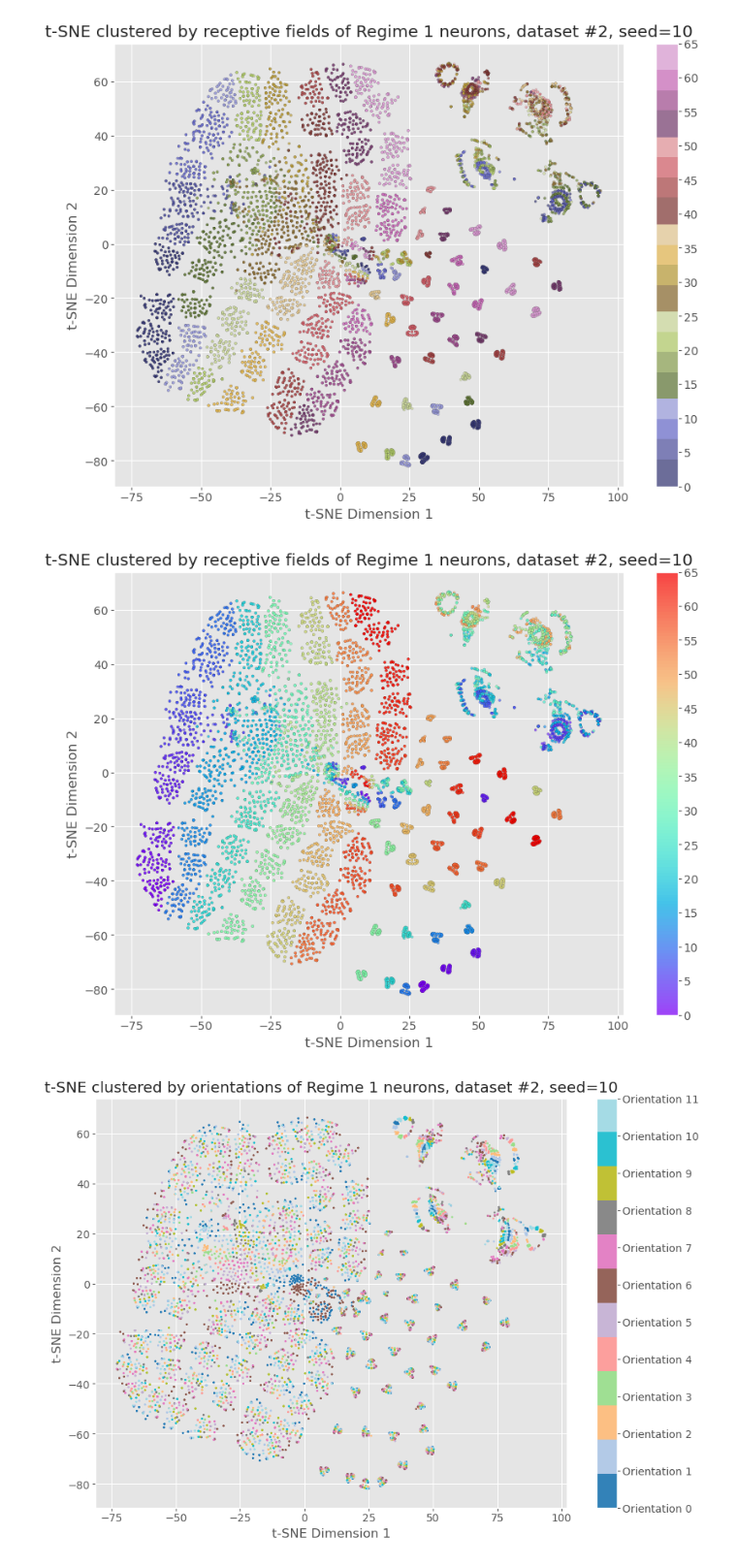
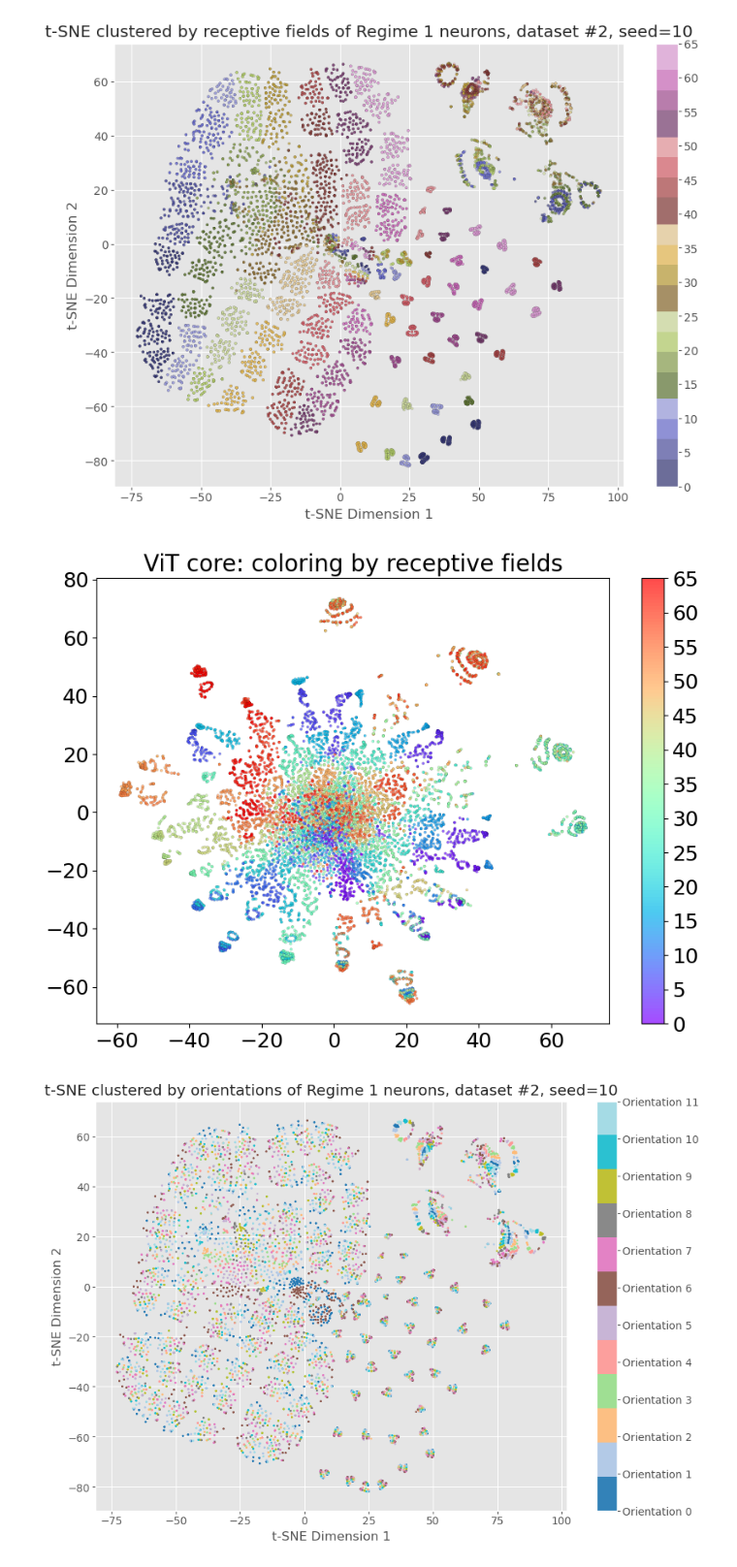
Before and after one commit to azharakhmetova/neuro-transformer, a Jupyter notebook: misc/readout_features_visualisation.ipynb, the cells around one changed output. Shown at 97% size. Drawn from its saved outputs; the diff is of its cells as text; code cells hidden in the pictures.

```diff
--- a/misc/readout_features_visualisation.ipynb
+++ b/misc/readout_features_visualisation.ipynb
@@ -24,13 +24,13 @@ tensorboard.set_font()
 # %%
 class Args:
     def __init__(self, output_dir):
-        self.dataset = "../data/sensorium"
+        self.dataset = "/user/azhar.akhmetova/corrViT/V1T/data/sensorium"
         self.output_dir = output_dir
         self.device = torch.device("cpu")
         self.batch_size = 1
 
 #./runs/25_13_12_3_2/runs_3a_adj_state/add_noise/output_2_std_200/
-args = Args("../runs/s3_c1_c2_25_12.5_12_2_4/runs_1_state/output_2/")
+args = Args("/user/azhar.akhmetova/corrViT/V1T/runs/s3_c2_25_12.5_12_12_2_4_norm/runs_1_state/output_3")
 utils.load_args(args)
 # %%
 args.seed
@@ -56,7 +56,7 @@ Loaded checkpoint from epoch 192 (correlation: 0.4891).
 # %%
 tsnes = {}
 # %%
-mouse = "1_s3_c12_125"
+mouse = "1_s3_c2_125_norm"
 # %%
 def perform_tsne(model, mouse_id):
     features = model.readouts[mouse_id].features.squeeze().detach().numpy()  # Remove dimensions with size 1
@@ -390,35 +390,36 @@ plt.show()
 [figure]
 # %%
 # clustering by RFs
-
+plt.style.use('default')
 colors = plt.get_cmap("rainbow", 144)
 
 plt.figure(figsize=(10, 7))
 scatter = plt.scatter(
     tsne_result[:, 0],
     tsne_result[:, 1],
     c=np.arange(9504)%66,
     alpha=0.7,
     s=5,
     cmap=colors,
     edgecolors='k',
     linewidth=0.1
 )
 
 # Customize colorbar with specific ticks and labels
 cbar = plt.colorbar(scatter)
 cbar.set_ticks(np.arange(0, 66, 5))
 # cbar.set_ticklabels([f'Orientation {np.pi*(i%12)/12:.2f}' for i in np.linspace(0, 143, 12)])  # Label ticks accordingly
-cbar.set_ticklabels([f'{i}' for i in np.arange(0, 66, 5)])
-
+cbar.set_ticklabels([f'{i}' for i in np.arange(0, 66, 5)], fontsize=18)
+plt.tick_params(axis='both', which='major', labelsize=18)
 # plt.title(f"t-SNE for Regime 3A neurons, $\sigma=200$, seed={args.seed}")
-plt.title(f"t-SNE clustered by receptive fields of Regime 1 neurons, dataset #2, seed={args.seed}")
+# plt.title(f"t-SNE clustered by receptive fields of Regime 1 neurons, dataset #2, seed={args.seed}")
+plt.title(f"ViT core: coloring by receptive fields", fontsize=20)
 # plt.title(f"t-SNE for Regime 2 neurons, seed={args.seed}")
-plt.xlabel("t-SNE Dimension 1")
-plt.ylabel("t-SNE Dimension 2")
+# plt.xlabel("t-SNE Dimension 1")
+# plt.ylabel("t-SNE Dimension 2")
 plt.show()
 # %% [output]
-[figure, old version]
+[figure, new version]
 # %%
 # clusteting by orientation
 
```
Also changed, not shown: parts of 5 cells of this notebook, 5 other files.
